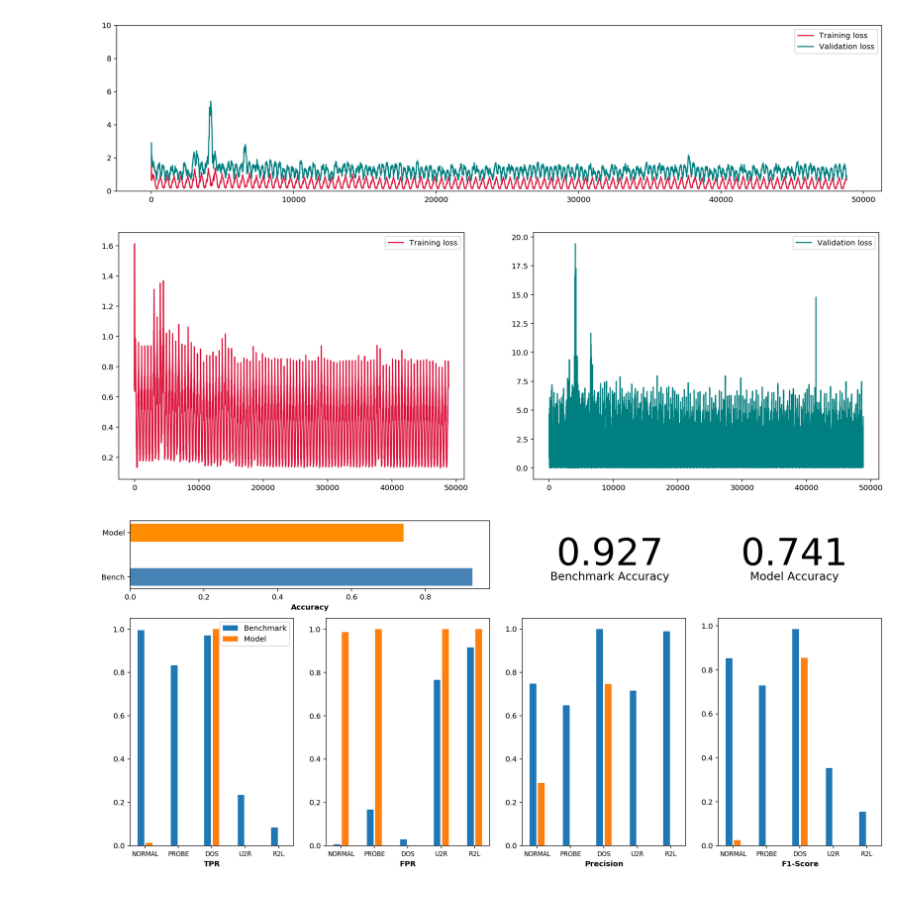
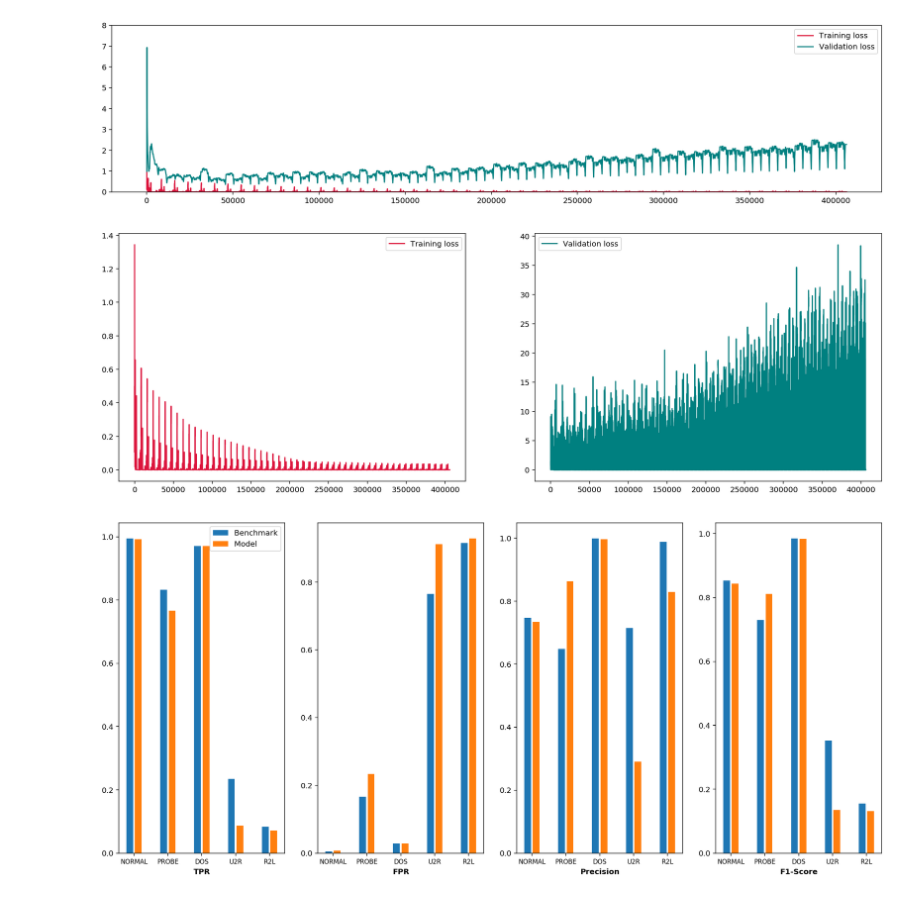
Before and after one commit to 386er/capstone, a Jupyter notebook: multicell_rnn_dropout.ipynb, the cells around one changed output. Cells and saved outputs as stored; diff of their text form; code cells hidden in the pictures.

```diff
--- a/multicell_rnn_dropout.ipynb
+++ b/multicell_rnn_dropout.ipynb
@@ -20,23 +20,23 @@ warnings.filterwarnings("ignore")
 #########################
 
 st_dev = 0.2
-learning_rate = 0.1
-training_iters = 20000000
-batch_size = 1024
-display_step = 100
+learning_rate = 0.001
+training_iters = 26000000
+batch_size = 64
+display_step = 2000
 display_testing_step = 400
-dropout_rate = 0.5
+keep_rate = 1
 
-n_input = 11 # Number of features
+n_input = 41 # Number of features
 n_steps = 1 # timesteps
-n_hidden = 8 # hidden layer num of nodes
+n_hidden = 512 # hidden layer num of nodes
 n_classes = 5 # KDD99 total classes ( Normal + 4 attack types)
 # %%
 #########################
 ############ Read in data
 #########################
 
-data = pickle.load( open( "kdd99reduced.p", "rb" ) )
+data = pickle.load( open( "kdd99.p", "rb" ) )
 
 x_train = data['x_train']
 x_test = data['x_test']
@@ -61,7 +61,7 @@ b = {
     'out': tf.Variable(tf.zeros([n_classes]))
 }
 # %%
-num_layers = 2
+num_layers = 1
 
 def RNN(x, W, b):
 
@@ -72,19 +72,16 @@ def RNN(x, W, b):
     # Unstack to get a list of 'n_steps' tensors of shape (batch_size, n_input)
     x = tf.unstack(x, n_steps, 1)
 
-    # Define a lstm cell with tensorflow
-    #with tf.variable_scope('lstm_cell_def'):
-
-        #lstm_cell = tf.contrib.rnn.LSTMCell(n_hidden, state_is_tuple = True)
-        #lstm_cell = tf.contrib.rnn.DropoutWrapper(lstm_cell, input_keep_prob=keep_prob)
+    # Add lstm cells to a list
     stacked_rnn = []
     for i in range(num_layers):
         stacked_rnn.append(tf.nn.rnn_cell.LSTMCell(n_hidden, state_is_tuple=True))
 
+    # Create lstm layer with list of lstm_cells
+    lstm_cell = tf.contrib.rnn.MultiRNNCell(stacked_rnn)
 
-    lstm_cell = tf.contrib.rnn.MultiRNNCell(stacked_rnn)
-    #lstm_cell = tf.contrib.rnn.DropoutWrapper(lstm_cell, input_keep_prob=keep_prob)
-
+    # Add dropout wrapper
+    lstm_cell = tf.contrib.rnn.DropoutWrapper(lstm_cell, input_keep_prob=keep_prob)
 
     output, states = tf.nn.static_rnn(lstm_cell, x, dtype=tf.float32)
 
@@ -126,9 +123,9 @@ with tf.Session() as sess:
         batch_val_x = batch_val_x.reshape((batch_size, n_steps, n_input))
 
         # Run optimization op (backprop)
-        sess.run(optimizer, feed_dict={x: batch_x, y: batch_y, keep_prob:dropout_rate})
-        loss = sess.run(cost, feed_dict={x: batch_x, y: batch_y, keep_prob:dropout_rate})
-        loss_test = sess.run(cost, feed_dict={x: batch_val_x, y: batch_val_y, keep_prob:dropout_rate})
+        sess.run(optimizer, feed_dict={x: batch_x, y: batch_y, keep_prob:keep_rate})
+        loss = sess.run(cost, feed_dict={x: batch_x, y: batch_y, keep_prob:keep_rate})
+        loss_test = sess.run(cost, feed_dict={x: batch_val_x, y: batch_val_y, keep_prob:keep_rate})
 
         if step % display_step == 0:
 
@@ -147,8 +162,8 @@ with tf.Session() as sess:
 # %%
+# Plot the smoothed training and validation loss
 
 smoothed_loss = hm.running_mean(losses['train'], 200)
-smoothed_loss_train = hm.running_mean(losses['validation'], 200)
-
+smoothed_loss_train = hm.running_mean(losses['validation'], 4500)
 fig = plt.figure(figsize=(18,4))
 gs  = gridspec.GridSpec(1, 2, height_ratios=[1],width_ratios=[0.5,0.5])
 ax1 = plt.subplot(gs[0, 0:2])
@@ -156,11 +171,13 @@ ax1 = plt.subplot(gs[0, 0:2])
 ax1.plot(smoothed_loss, label='Training loss', color='crimson')
 ax1.plot(smoothed_loss_train, label='Validation loss', color='teal')
 ax1.legend()
-plt.ylim([0,10])
+plt.ylim([0,8])
 plt.show()
 # %% [output]
-[figure, old version]
+[figure, new version]
 # %%
+# Plot training and validation loss
+
 fig = plt.figure(figsize=(18,6))
 gs  = gridspec.GridSpec(1, 2, height_ratios=[1],width_ratios=[0.5,0.5])
 ax1 = plt.subplot(gs[0, 0:1])
@@ -175,10 +192,11 @@ ax2.legend()
 
 plt.show()
 # %% [output]
-[figure, old version]
+[figure, new version]
 # %%
+# Show the evaluation metrics
 conf_bench = hm.getBenchmarkResults()
 metrics = hm.computePerformanceMetrics(conf_bench, conf_matrix)
-hm.plotMetrics(metrics)
+fig = hm.plotMetricsWithoutAccuracy(metrics)
 # %% [output]
-[figure, old version]
+[figure, new version]
```
Also changed, not shown: parts of 1 cell of this notebook, 9 other files.
